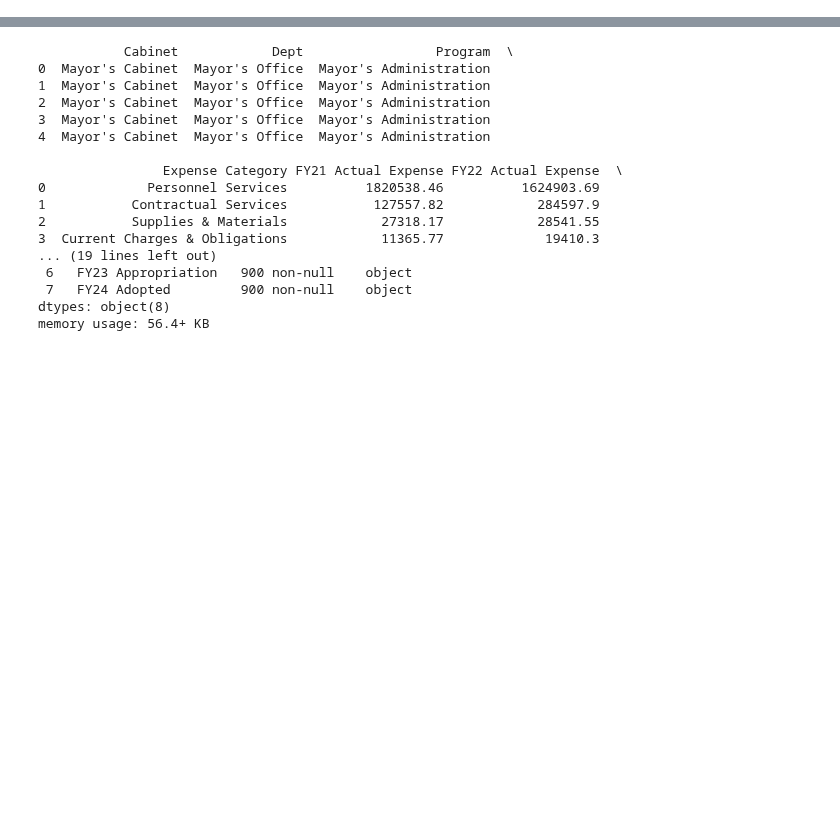
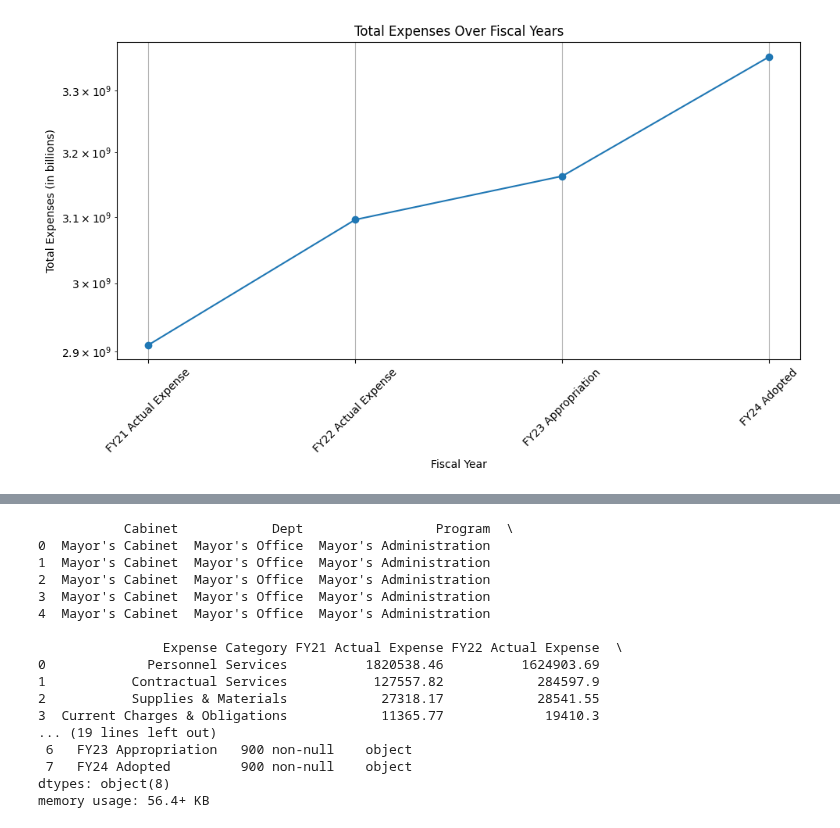
Before and after one commit to BU-Spark/ds-boston-city-budget, a Jupyter notebook: fa23-team-a/visual.ipynb, the cells around one changed output, grey strips where cells are left out. Drawn from its saved outputs; the diff is of its cells as text; code cells hidden in the pictures; blank space fills up the shorter version.

Commit message:
some visuals

```diff
--- a/fa23-team-a/visual.ipynb
+++ b/fa23-team-a/visual.ipynb
@@ -4,0 +4,26 @@ df = pd.read_csv("data/fy24-adopted-operating-budget.csv")
+# %%
+import matplotlib.pyplot as plt
+
+# Read the CSV file
+data = pd.read_csv('./data/fy24-adopted-operating-budget.csv')
+
+# Convert the expense columns to numeric values, ignoring non-numeric data
+expense_columns = ['FY21 Actual Expense', 'FY22 Actual Expense', 'FY23 Appropriation', 'FY24 Adopted']
+data[expense_columns] = data[expense_columns].apply(pd.to_numeric, errors='coerce')
+
+# Summing up the expenses for each fiscal year
+yearly_expenses = data[expense_columns].sum()
+
+# Plotting the total expenses over the years as a line graph
+plt.figure(figsize=(10, 6))
+yearly_expenses.plot(kind='line', marker='o')
+plt.title('Total Expenses Over Fiscal Years')
+plt.xlabel('Fiscal Year')
+plt.ylabel('Total Expenses (in billions)')
+plt.yscale('log')
+plt.grid(True)
+plt.xticks(range(len(expense_columns)), expense_columns, rotation=45)
+plt.tight_layout()
+plt.show()
+# %% [output]
+[figure, added]
```
Also changed, not shown: parts of 2 cells of this notebook.
